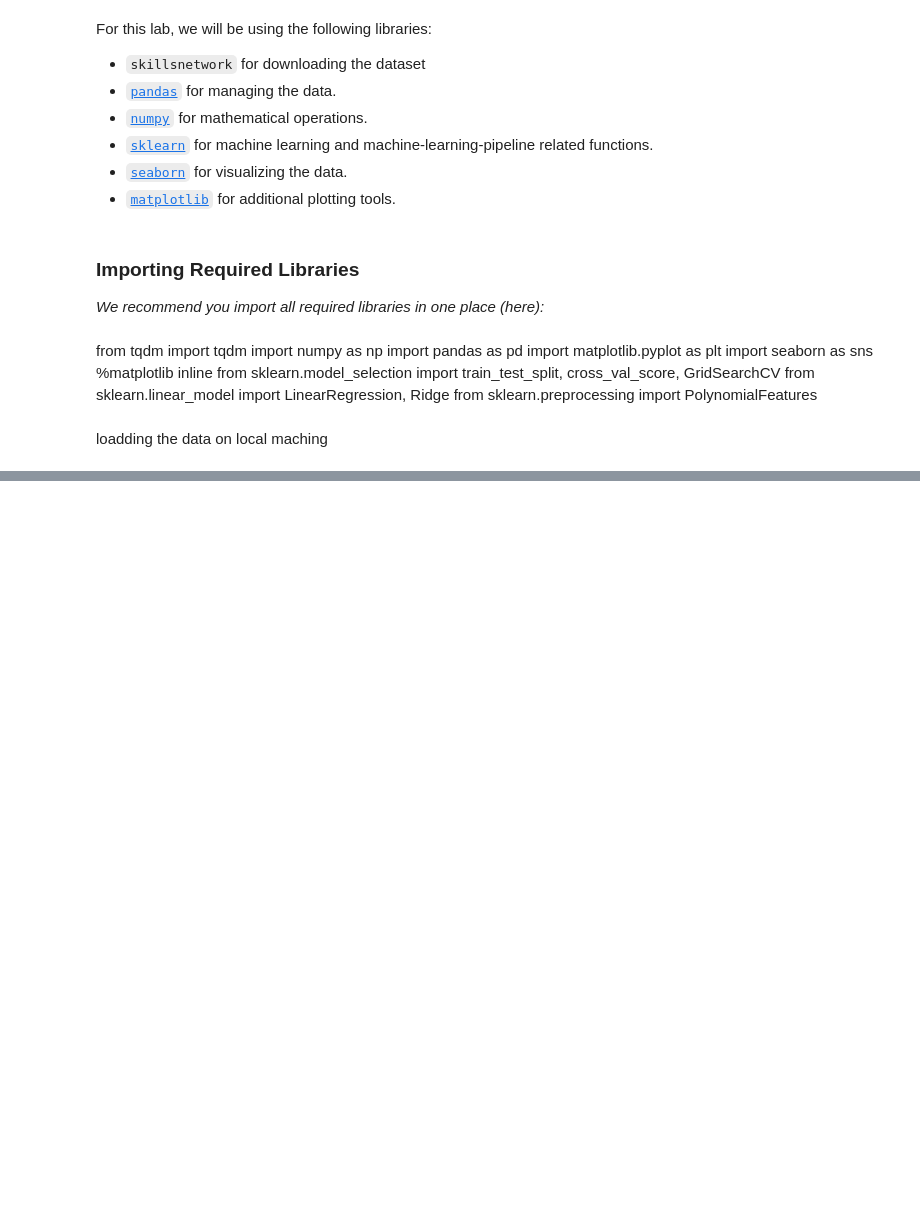
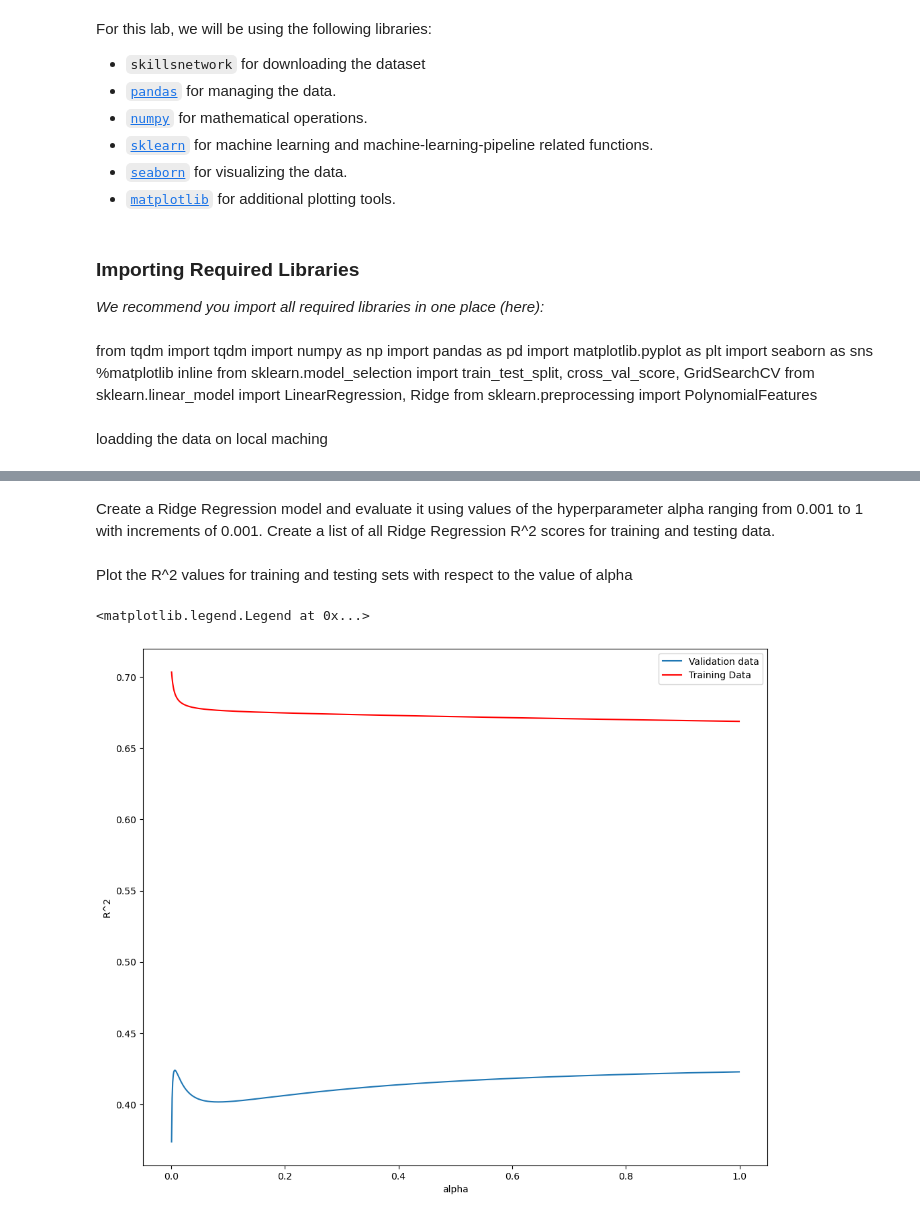
Before and after one commit to TechLateef/Model_evaluation, a Jupyter notebook: Model_evalution_laptop_price.ipynb, the cells around one changed output, grey strips where cells are left out. Cells and saved outputs as stored; diff of their text form; code cells hidden in the pictures; blank space fills up the shorter version.

```diff
--- a/Model_evalution_laptop_price.ipynb
+++ b/Model_evalution_laptop_price.ipynb
@@ -50,0 +160,38 @@ file = df.to_csv('laptops.csv')
+# %%
+x_train, x_test, y_train, y_test = train_test_split(x_data[['CPU_frequency', 'RAM_GB', 'Storage_GB_SSD', 'CPU_core', 'OS', 'GPU', 'Category']], y_data, test_size=0.5, random_state=0)
+# %%
+pr = PolynomialFeatures(degree=2)
+
+x_train_pr=pr.fit_transform(x_train[['CPU_frequency', 'RAM_GB', 'Storage_GB_SSD', 'CPU_core', 'OS', 'GPU', 'Category']])
+x_test_pr=pr.fit_transform(x_test[['CPU_frequency', 'RAM_GB', 'Storage_GB_SSD', 'CPU_core', 'OS', 'GPU', 'Category']])
+# %% [markdown]
+Create a Ridge Regression model and evaluate it using values of the hyperparameter alpha ranging from 0.001 to 1 with increments of 0.001. Create a list of all Ridge Regression R^2 scores for training and testing data.
+# %%
+# RR = Ridge()
+Rsqu_test = []
+Rsqu_train = []
+
+Alpha = np.arange(0.001, 1,0.001)
+pbar = tqdm(Alpha)
+
+for alpha in pbar:
+    RidgeModel = Ridge(alpha=alpha)
+    RidgeModel.fit(x_train_pr, y_train)
+    test_score, train_score = RidgeModel.score(x_test_pr, y_test), RidgeModel.score(x_train_pr, y_train)
+    pbar.set_postfix({"Train Score": train_score, "Test Score": test_score})
+    Rsqu_test.append(test_score)
+    Rsqu_train.append(train_score)
+# %% [markdown]
+Plot the R^2 values for training and testing sets with respect to the value of alpha
+# %%
+width = 12
+height = 10
+plt.figure(figsize=(width, height))
+plt.plot(Alpha,Rsqu_test, label='Validation data')
+plt.plot(Alpha, Rsqu_train, 'r', label='Training Data')
+plt.xlabel('alpha')
+plt.ylabel('R^2')
+plt.legend()
+# %% [output]
+<matplotlib.legend.Legend at 0x...>
+[figure, added]
```
Also changed, not shown: parts of 29 cells of this notebook, 1 other file.
